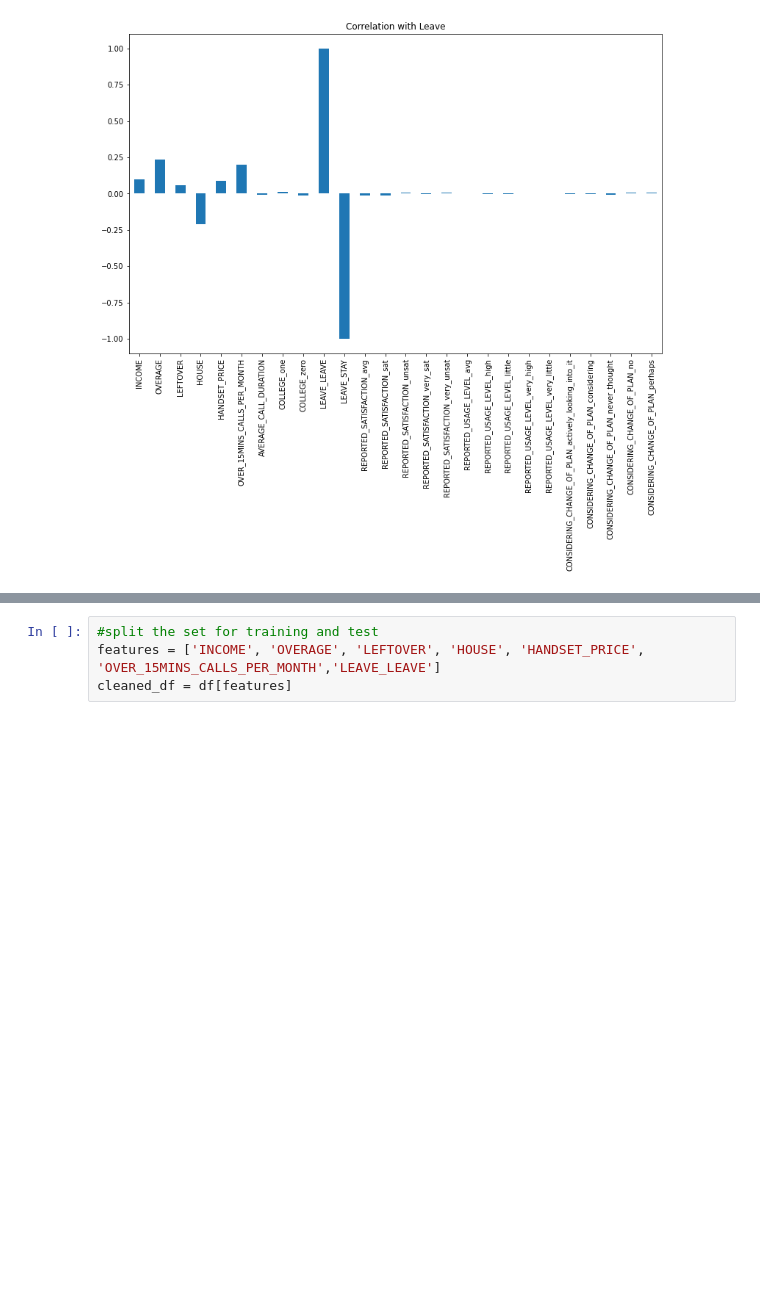
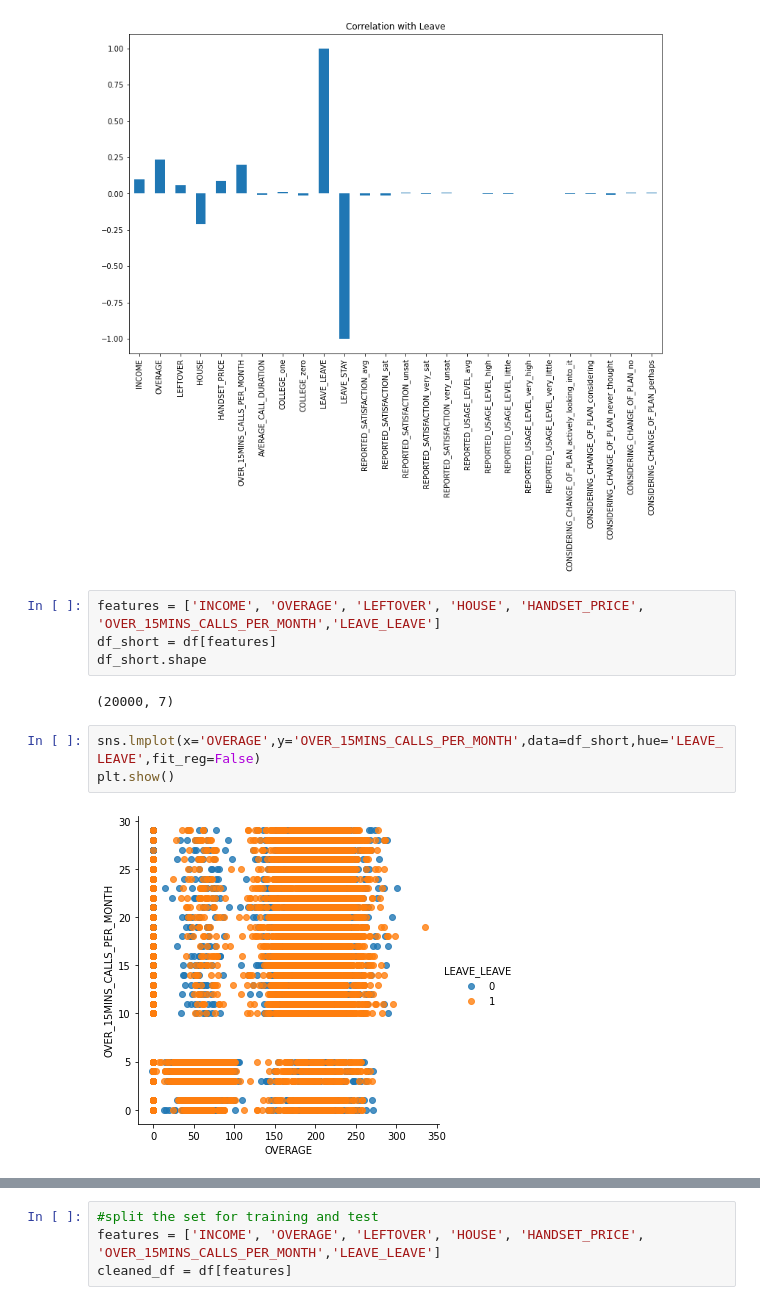
Before and after one commit to GabbyLiu/CSE145, a Jupyter notebook: HW2_Customer_Churn.ipynb, the cells around one changed output, grey strips where cells are left out. Saved outputs shown, nothing was run; the diff lists cells and outputs as text; blank space fills up the shorter version.

```diff
--- a/HW2_Customer_Churn.ipynb
+++ b/HW2_Customer_Churn.ipynb
@@ -96,3 +100,14 @@ df.corr()['LEAVE_LEAVE'].plot(kind='bar',title='Correlation with Leave')
 # %% [output]
 <matplotlib.axes._subplots.AxesSubplot at 0x...>
 [figure]
+# %%
+features = ['INCOME', 'OVERAGE', 'LEFTOVER', 'HOUSE', 'HANDSET_PRICE', 'OVER_15MINS_CALLS_PER_MONTH','LEAVE_LEAVE']
+df_short = df[features]
+df_short.shape
+# %% [output]
+(20000, 7)
+# %%
+sns.lmplot(x='OVERAGE',y='OVER_15MINS_CALLS_PER_MONTH',data=df_short,hue='LEAVE_LEAVE',fit_reg=False)
+plt.show()
+# %% [output]
+[figure, added]
```
Also changed, not shown: parts of 7 cells of this notebook.
